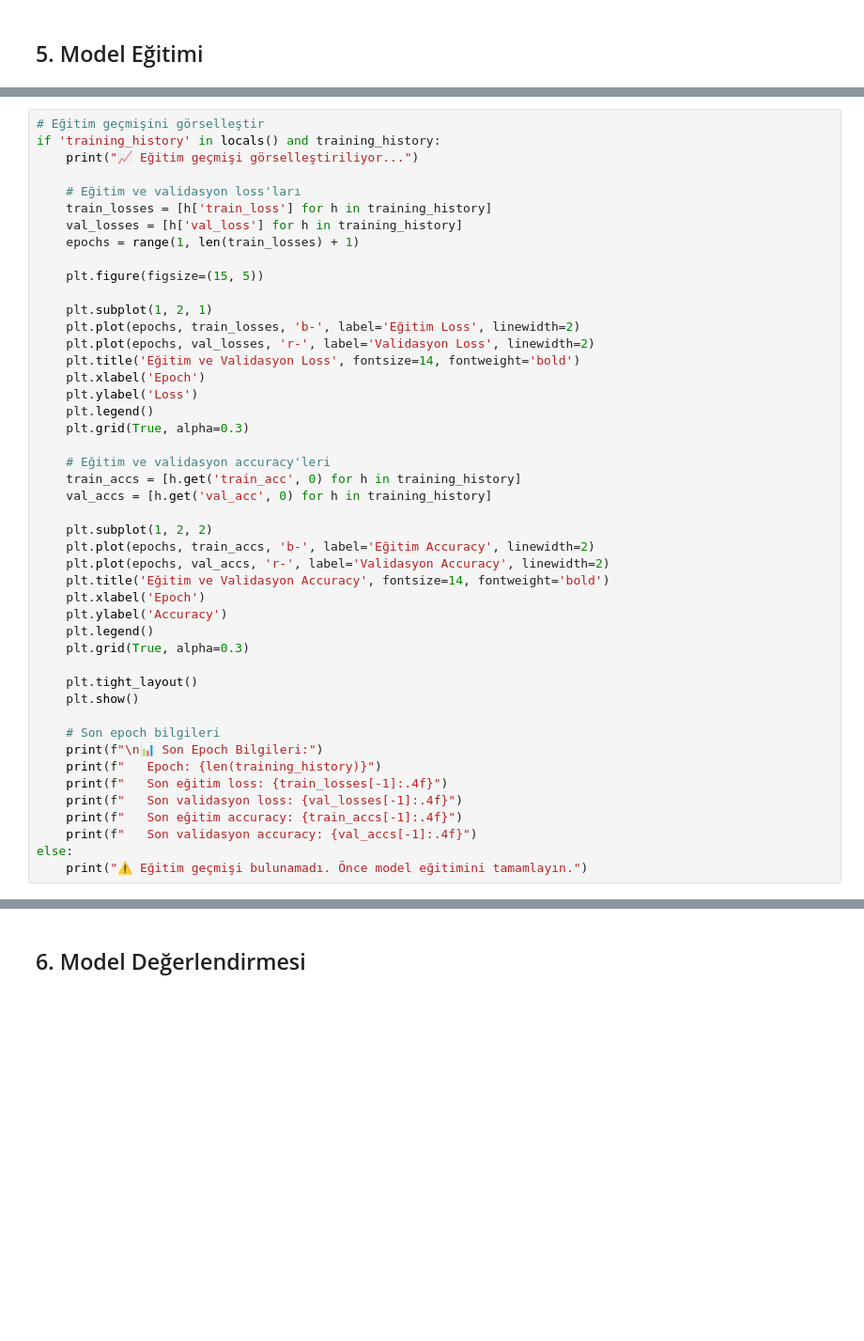
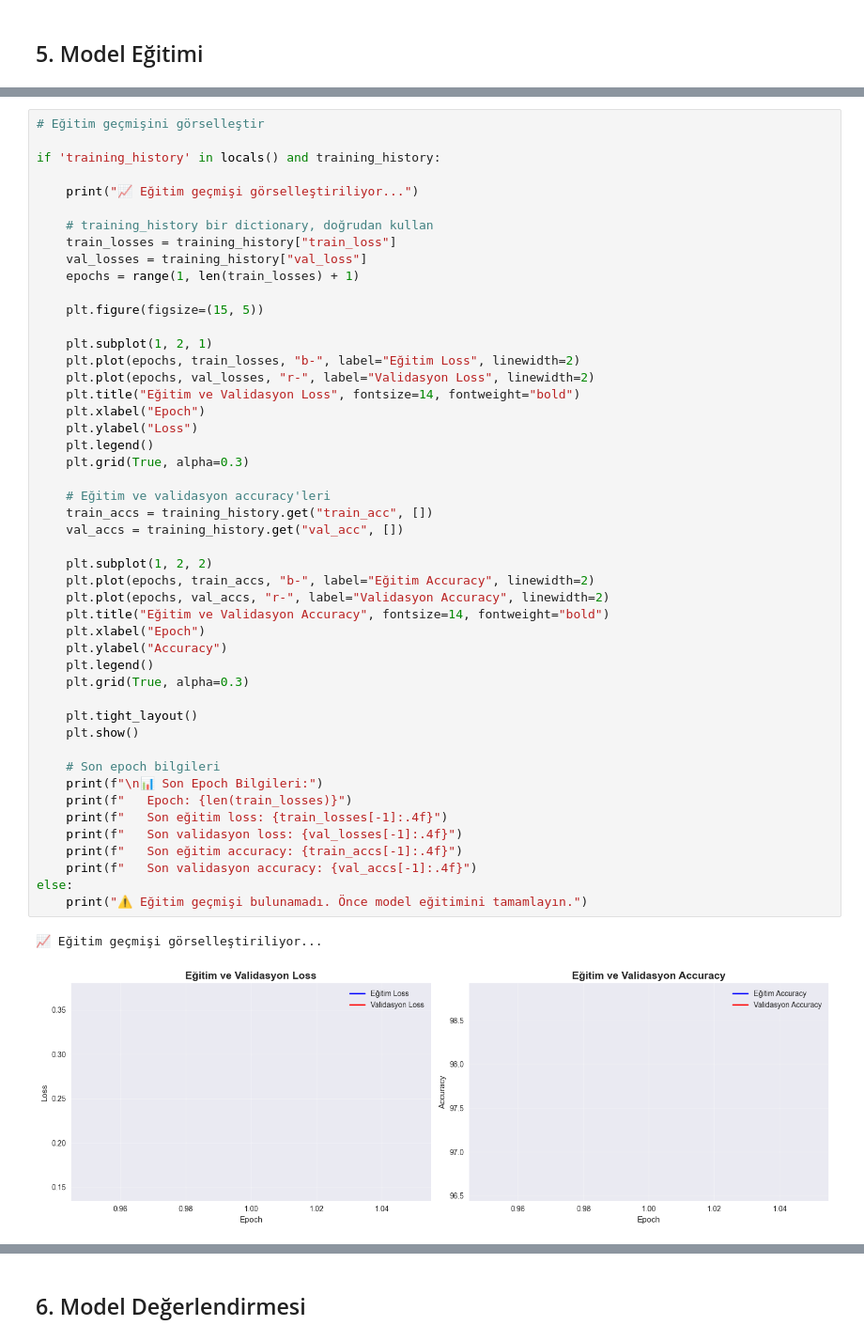
Before and after one commit to tcoskun/tlob-training, a Jupyter notebook: notebooks/analysis.ipynb, the cells around one changed output, grey strips where cells are left out. Shown: that part at 94% size. Cells and saved outputs as stored; diff of their text form; blank space fills up the shorter version.

```diff
--- a/notebooks/analysis.ipynb
+++ b/notebooks/analysis.ipynb
@@ -297,46 +358,51 @@ print("\n✅ Eğitim tamamlandı!")
 # %%
 # Eğitim geçmişini görselleştir
+
 if 'training_history' in locals() and training_history:
+
     print("📈 Eğitim geçmişi görselleştiriliyor...")
 
-    # Eğitim ve validasyon loss'ları
-    train_losses = [h['train_loss'] for h in training_history]
-    val_losses = [h['val_loss'] for h in training_history]
+    # training_history bir dictionary, doğrudan kullan
+    train_losses = training_history["train_loss"]
+    val_losses = training_history["val_loss"]
     epochs = range(1, len(train_losses) + 1)
 
     plt.figure(figsize=(15, 5))
 
     plt.subplot(1, 2, 1)
-    plt.plot(epochs, train_losses, 'b-', label='Eğitim Loss', linewidth=2)
-    plt.plot(epochs, val_losses, 'r-', label='Validasyon Loss', linewidth=2)
-    plt.title('Eğitim ve Validasyon Loss', fontsize=14, fontweight='bold')
-    plt.xlabel('Epoch')
-    plt.ylabel('Loss')
+    plt.plot(epochs, train_losses, "b-", label="Eğitim Loss", linewidth=2)
+    plt.plot(epochs, val_losses, "r-", label="Validasyon Loss", linewidth=2)
+    plt.title("Eğitim ve Validasyon Loss", fontsize=14, fontweight="bold")
+    plt.xlabel("Epoch")
+    plt.ylabel("Loss")
     plt.legend()
     plt.grid(True, alpha=0.3)
 
     # Eğitim ve validasyon accuracy'leri
-    train_accs = [h.get('train_acc', 0) for h in training_history]
-    val_accs = [h.get('val_acc', 0) for h in training_history]
+    train_accs = training_history.get("train_acc", [])
+    val_accs = training_history.get("val_acc", [])
 
     plt.subplot(1, 2, 2)
-    plt.plot(epochs, train_accs, 'b-', label='Eğitim Accuracy', linewidth=2)
-    plt.plot(epochs, val_accs, 'r-', label='Validasyon Accuracy', linewidth=2)
-    plt.title('Eğitim ve Validasyon Accuracy', fontsize=14, fontweight='bold')
-    plt.xlabel('Epoch')
-    plt.ylabel('Accuracy')
+    plt.plot(epochs, train_accs, "b-", label="Eğitim Accuracy", linewidth=2)
+    plt.plot(epochs, val_accs, "r-", label="Validasyon Accuracy", linewidth=2)
+    plt.title("Eğitim ve Validasyon Accuracy", fontsize=14, fontweight="bold")
+    plt.xlabel("Epoch")
+    plt.ylabel("Accuracy")
     plt.legend()
     plt.grid(True, alpha=0.3)
 
     plt.tight_layout()
     plt.show()
 
     # Son epoch bilgileri
     print(f"\n📊 Son Epoch Bilgileri:")
-    print(f"   Epoch: {len(training_history)}")
+    print(f"   Epoch: {len(train_losses)}")
     print(f"   Son eğitim loss: {train_losses[-1]:.4f}")
     print(f"   Son validasyon loss: {val_losses[-1]:.4f}")
     print(f"   Son eğitim accuracy: {train_accs[-1]:.4f}")
     print(f"   Son validasyon accuracy: {val_accs[-1]:.4f}")
 else:
     print("⚠️ Eğitim geçmişi bulunamadı. Önce model eğitimini tamamlayın.")
+# %% [output]
+📈 Eğitim geçmişi görselleştiriliyor...
+[figure, added]
```
Also changed, not shown: parts of 11 cells of this notebook, 8 other files.
